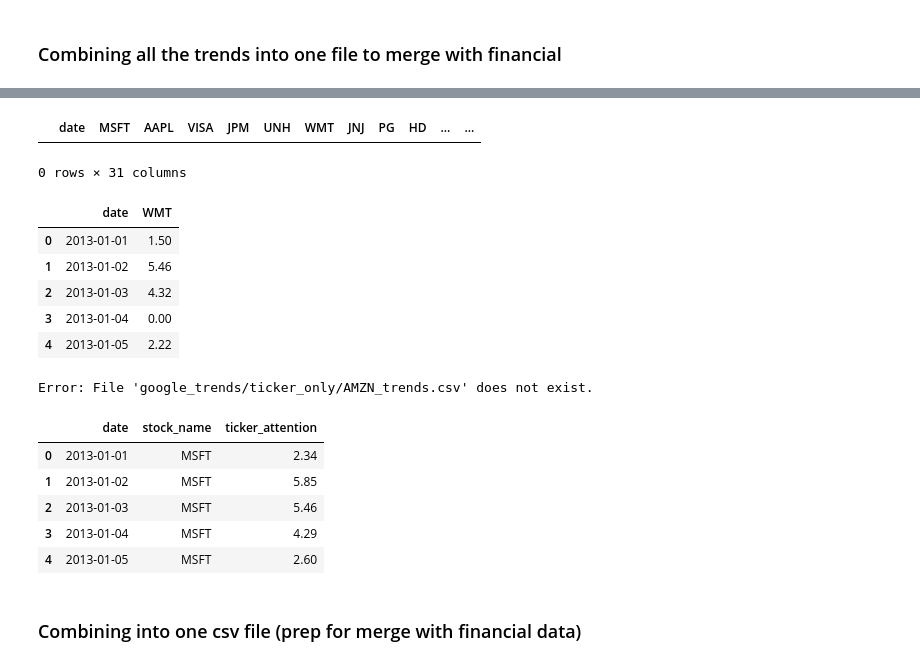
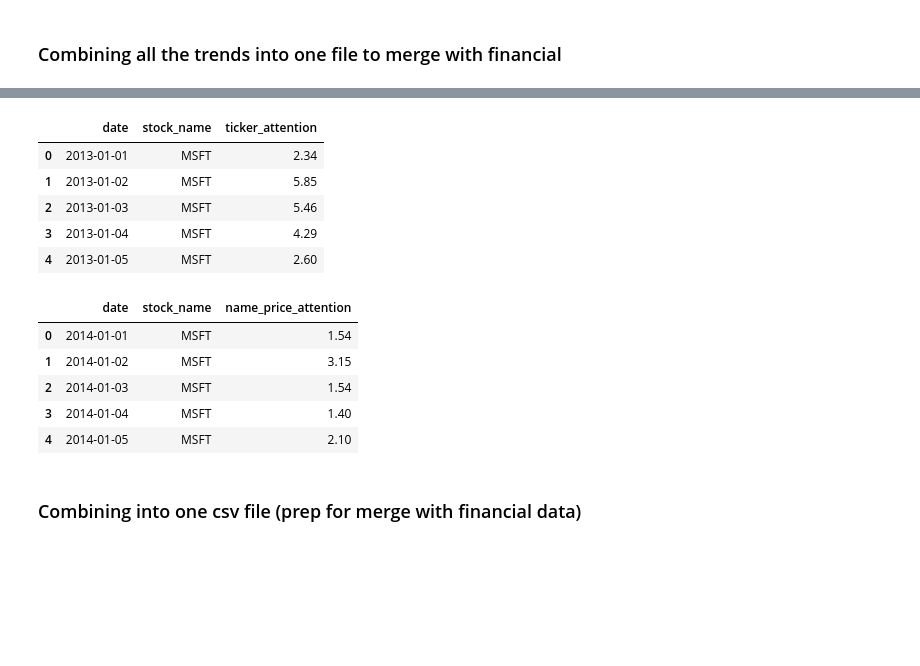
Before and after one commit to senaruetschlin/Investor_Attention, a Jupyter notebook: googletrends_AB_new.ipynb, the cells around one changed output, grey strips where cells are left out. Saved outputs shown, nothing was run; the diff lists cells and outputs as text; code cells hidden in the pictures; blank space fills up the shorter version.

```diff
--- a/googletrends_AB_new.ipynb
+++ b/googletrends_AB_new.ipynb
@@ -321,12 +298,0 @@ for file in csv_files_2:
-# %%
-merged_df = dfs[0]
-for df in dfs[1:]:
-    merged_df = pd.merge(merged_df, df, on='date')
-    #melted_df = merged_df.melt(id_vars=['date'], var_name='stock_name', value_name='name_price_attention')
-
-    #melted_df.to_csv(file_name, index=False)
-#melted_df
-merged_df.head()
-# %% [output]
-|  | date | MSFT | AAPL | VISA | JPM | UNH | WMT | JNJ | PG | HD | ... | ... |
-0 rows × 31 columns
@@ -342,13 +299,3 @@ merged_df.to_csv("google_price_trends.csv")
-# %%
-df = pd.read_csv('google_trends/stock_price/WMT_price_trends.csv')
-df.head()
-# %% [output]
-|  | date | WMT |
-| 0 | 2013-01-01 | 1.50 |
-| 1 | 2013-01-02 | 5.46 |
-| 2 | 2013-01-03 | 4.32 |
-| 3 | 2013-01-04 | 0.00 |
-| 4 | 2013-01-05 | 2.22 |
 # %%
 csv_files = ['MSFT_trends.csv', 'AAPL_trends.csv', 'Visa_trends.csv', 'JPM_trends.csv',
              'UNH_trends.csv',  'WMT_trends.csv', 'JNJ_trends.csv', 'PG_trends.csv',
@@ -356,7 +303,7 @@ csv_files = ['MSFT_trends.csv', 'AAPL_trends.csv', 'Visa_trends.csv', 'JPM_trend
                'KO_trends.csv', 'MCD_trends.csv', 'CSCO_trends.csv',  'INTC_trends.csv',
                'DIS_trends.csv', 'VZ_trends.csv', 'AMGN_trends.csv', 'IBM_trends.csv',
                'CAT_trends.csv', 'NKE_trends.csv', 'AXP_trends.csv', 'HON_trends.csv',
-               'BA_trends.csv',  'GS_trends.csv', 'MMM_trends.csv', 'TRV_trends.csv', 'TSLA_trends.csv', 'WBA_trends.csv', 'AMZN_trends.csv']
+               'BA_trends.csv',  'GS_trends.csv', 'MMM_trends.csv', 'TRV_trends.csv', 'TSLA_trends.csv', 'WBA_trends.csv']
 
 csv_files_2 = ['MSFT_price_trends.csv', 'AAPL_price_trends.csv', 'Visa_price_trends.csv', 'JPM_price_trends.csv',
                'UNH_price_trends.csv', 'WMT_price_trends.csv', 'JNJ_price_trends.csv', 'PG_price_trends.csv',
@@ -372,7 +319,6 @@ ticker_only_df = merge_csv_files(csv_files, 'google_trends/ticker_only', 'ticker
 ticker_only_df.head()
 #update stock_price_df and ticker_only_df when data added for remaining key words
 # %% [output]
-Error: File 'google_trends/ticker_only/AMZN_trends.csv' does not exist.
 |  | date | stock_name | ticker_attention |
 | 0 | 2013-01-01 | MSFT | 2.34 |
 | 1 | 2013-01-02 | MSFT | 5.85 |
@@ -381,6 +327,14 @@ Error: File 'google_trends/ticker_only/AMZN_trends.csv' does not exist.
 | 4 | 2013-01-05 | MSFT | 2.60 |
 # %%
 stock_price_df = merge_csv_files(csv_files_2, 'google_trends/stock_price', 'name_price_attention', "google_price_trends.csv")
+stock_price_df.head()
+# %% [output]
+|  | date | stock_name | name_price_attention |
+| 0 | 2014-01-01 | MSFT | 1.54 |
+| 1 | 2014-01-02 | MSFT | 3.15 |
+| 2 | 2014-01-03 | MSFT | 1.54 |
+| 3 | 2014-01-04 | MSFT | 1.40 |
+| 4 | 2014-01-05 | MSFT | 2.10 |
 # %% [markdown]
 ### Combining into one csv file (prep for merge with financial data)
 # %%
```
Also changed, not shown: parts of 13 cells of this notebook, 1 other file.
